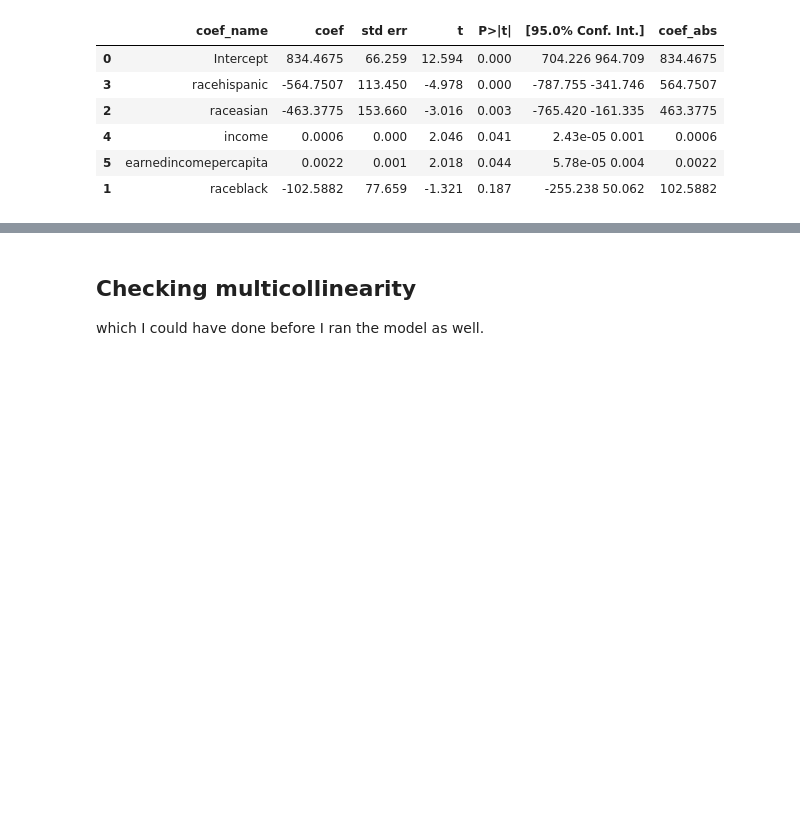
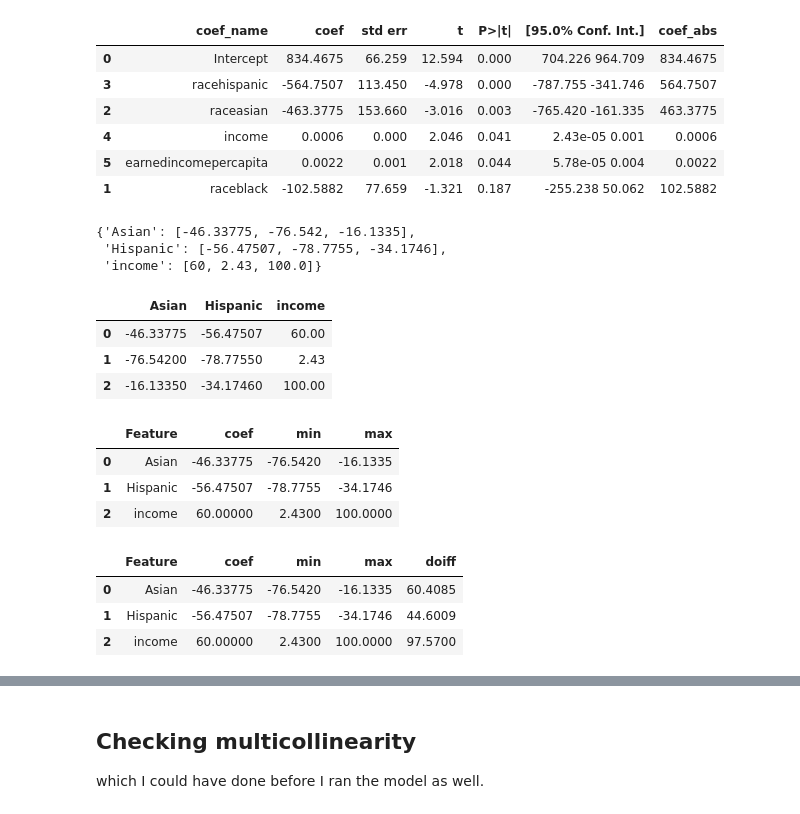
Before and after one commit to aok1425/311-prediction-times, a Jupyter notebook: modeling_citizen_participation/04 FINAL lin reg on feat subset adj R2 0.19 RMSE 310.ipynb, the cells around one changed output, grey strips where cells are left out. Drawn from its saved outputs; the diff is of its cells as text; code cells hidden in the pictures; blank space fills up the shorter version.

```diff
--- a/modeling_citizen_participation/04 FINAL lin reg on feat subset adj R2 0.19 RMSE 310.ipynb
+++ b/modeling_citizen_participation/04 FINAL lin reg on feat subset adj R2 0.19 RMSE 310.ipynb
@@ -229,3 +243,40 @@ df.head(20)
 | 4 | income | 0.0006 | 0.000 | 2.046 | 0.041 | 2.43e-05 0.001 | 0.0006 |
 | 5 | earnedincomepercapita | 0.0022 | 0.001 | 2.018 | 0.044 | 5.78e-05 0.004 | 0.0022 |
 | 1 | raceblack | -102.5882 | 77.659 | -1.321 | 0.187 | -255.238 50.062 | 102.5882 |
+# %%
+d = {
+    'Hispanic': [-56.47507, -78.7755, -34.1746],
+    'Asian': [-46.33775, -76.5420, -16.1335],
+    'income': [60, 2.43e-05 * 10e4, .001 * 10e4]
+}
+# %%
+d
+# %% [output]
+{'Asian': [-46.33775, -76.542, -16.1335],
+ 'Hispanic': [-56.47507, -78.7755, -34.1746],
+ 'income': [60, 2.43, 100.0]}
+# %%
+df_graph = pd.DataFrame(d)
+df_graph
+# %% [output]
+|  | Asian | Hispanic | income |
+| 0 | -46.33775 | -56.47507 | 60.00 |
+| 1 | -76.54200 | -78.77550 | 2.43 |
+| 2 | -16.13350 | -34.17460 | 100.00 |
+# %%
+df_graph = df_graph.T.reset_index()
+df_graph.columns = ['Feature', 'coef', 'min', 'max']
+df_graph
+# %% [output]
+|  | Feature | coef | min | max |
+| 0 | Asian | -46.33775 | -76.5420 | -16.1335 |
+| 1 | Hispanic | -56.47507 | -78.7755 | -34.1746 |
+| 2 | income | 60.00000 | 2.4300 | 100.0000 |
+# %%
+df_graph['doiff'] = df_graph['max'] - df_graph['min']
+df_graph
+# %% [output]
+|  | Feature | coef | min | max | doiff |
+| 0 | Asian | -46.33775 | -76.5420 | -16.1335 | 60.4085 |
+| 1 | Hispanic | -56.47507 | -78.7755 | -34.1746 | 44.6009 |
+| 2 | income | 60.00000 | 2.4300 | 100.0000 | 97.5700 |
```
Also changed, not shown: parts of 5 cells of this notebook, 2 other files.
